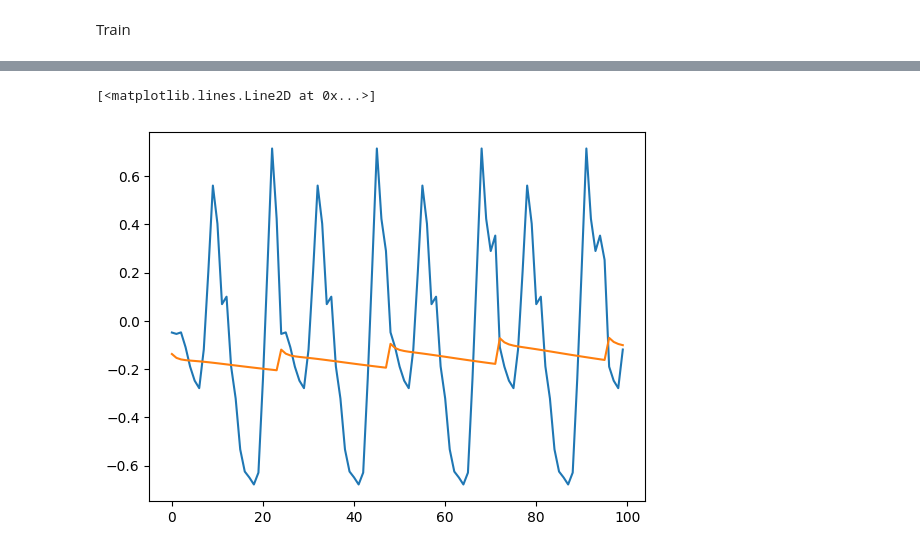
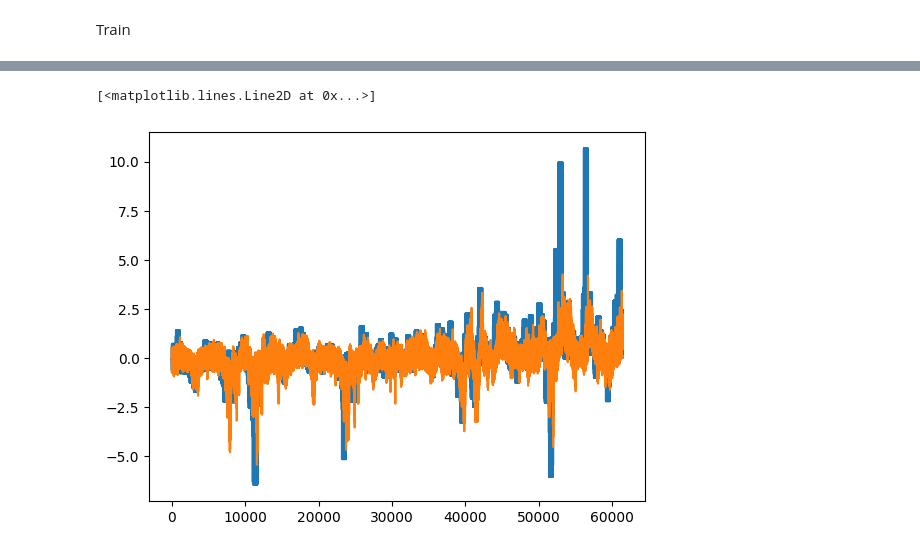
Before and after one commit to atleer/forecast-electricity-markets, a Jupyter notebook: analysis/notebooks/exploration/seq2seq_multivariate.ipynb, the cells around one changed output, grey strips where cells are left out. Drawn from its saved outputs; the diff is of its cells as text; code cells hidden in the pictures.

```diff
--- a/analysis/notebooks/exploration/seq2seq_multivariate.ipynb
+++ b/analysis/notebooks/exploration/seq2seq_multivariate.ipynb
@@ -247,8 +250,8 @@ y_test = torch.tensor(y_test, dtype = torch.float32, device=device)
 with torch.no_grad():
     y_pred = model(X_test)
 # %%
-plt.plot(y_test.cpu().numpy().flatten()[:100])
-plt.plot(y_pred.cpu().numpy().flatten()[:100])
+plt.plot(y_test.cpu().numpy().flatten()[:])
+plt.plot(y_pred.cpu().numpy().flatten()[:])
 # %% [output]
 [<matplotlib.lines.Line2D at 0x...>]
-[figure, old version]
+[figure, new version]
```
Also changed, not shown: parts of 9 cells of this notebook.
